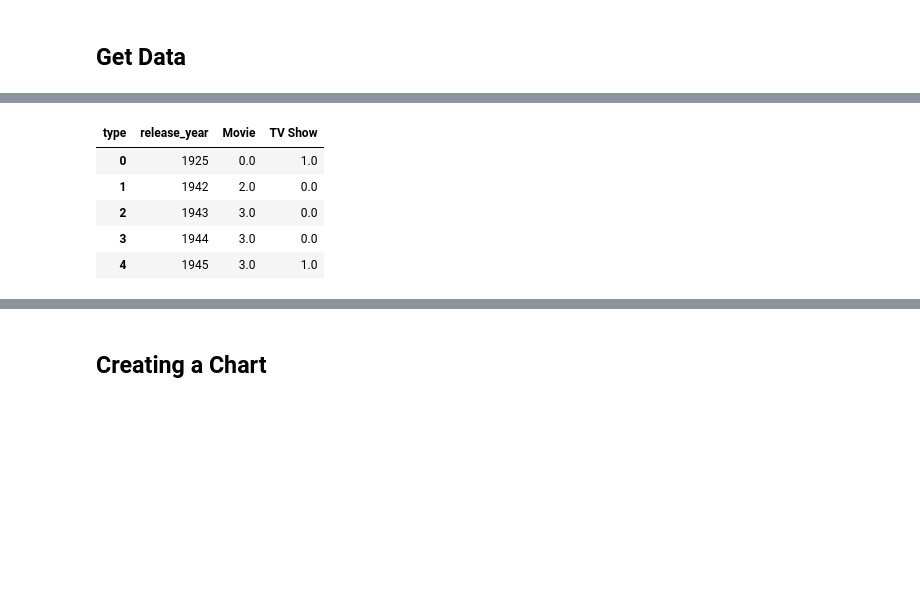
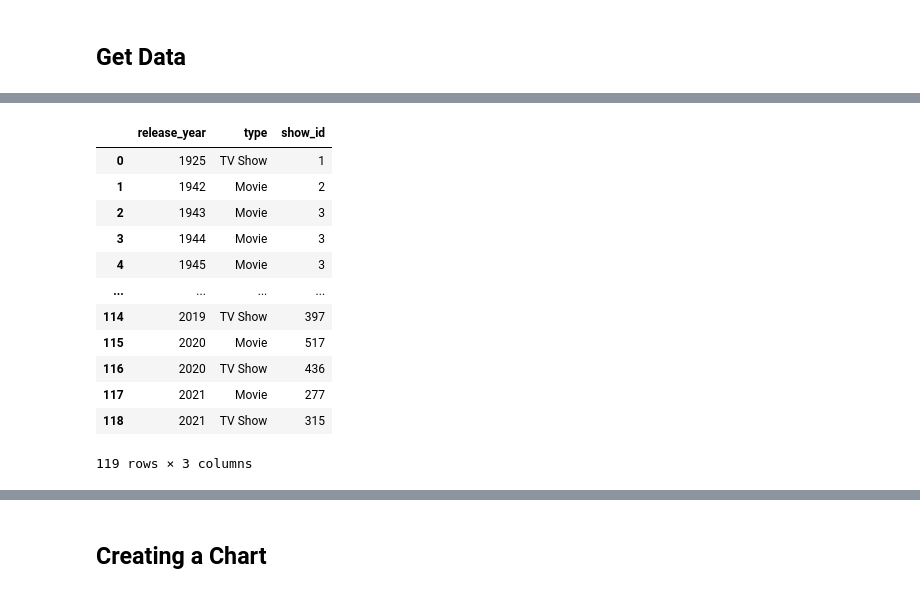
Before and after one commit to patanley/TrendChart, a Jupyter notebook: Trend-Chart.ipynb, the cells around one changed output, grey strips where cells are left out. Cells and saved outputs as stored; diff of their text form; code cells hidden in the pictures; blank space fills up the shorter version.

```diff
--- a/Trend-Chart.ipynb
+++ b/Trend-Chart.ipynb
@@ -16,16 +17,19 @@ df.head()
 | 2 | s3 | TV Show | Ganglands | Julien Leclercq | Sami Bouajila, Tracy Gotoas, Samu... | NaN | September 24, 2021 | 2021 | TV-MA | 1 Season | ... |
 | 3 | s4 | TV Show | Jailbirds New Orleans | NaN | NaN | NaN | September 24, 2021 | 2021 | TV-MA | 1 Season | ... |
 | 4 | s5 | TV Show | Kota Factory | NaN | Mayur More, Jitendra Kumar, Ranja... | India | September 24, 2021 | 2021 | TV-MA | 2 Seasons | ... |
-# %%
-n = df.groupby(['release_year', 'type'], as_index=False).show_id.count()
-n.columns = ['release_year', 'type', 'count']
-pivot = n_data.pivot(index='release_year', columns='type', values='count').reset_index()
-pivot.fillna(0, inplace = True)
-pivot.head()
-# %% [output]
-| type | release_year | Movie | TV Show |
-| 0 | 1925 | 0.0 | 1.0 |
-| 1 | 1942 | 2.0 | 0.0 |
-| 2 | 1943 | 3.0 | 0.0 |
-| 3 | 1944 | 3.0 | 0.0 |
-| 4 | 1945 | 3.0 | 1.0 |
+# %%
+df.groupby(['release_year', 'type'], as_index=False).show_id.count()
+# %% [output]
+|  | release_year | type | show_id |
+| 0 | 1925 | TV Show | 1 |
+| 1 | 1942 | Movie | 2 |
+| 2 | 1943 | Movie | 3 |
+| 3 | 1944 | Movie | 3 |
+| 4 | 1945 | Movie | 3 |
+| ... | ... | ... | ... |
+| 114 | 2019 | TV Show | 397 |
+| 115 | 2020 | Movie | 517 |
+| 116 | 2020 | TV Show | 436 |
+| 117 | 2021 | Movie | 277 |
+| 118 | 2021 | TV Show | 315 |
+119 rows × 3 columns
```
Also changed, not shown: parts of 6 cells of this notebook, 1 other file.
